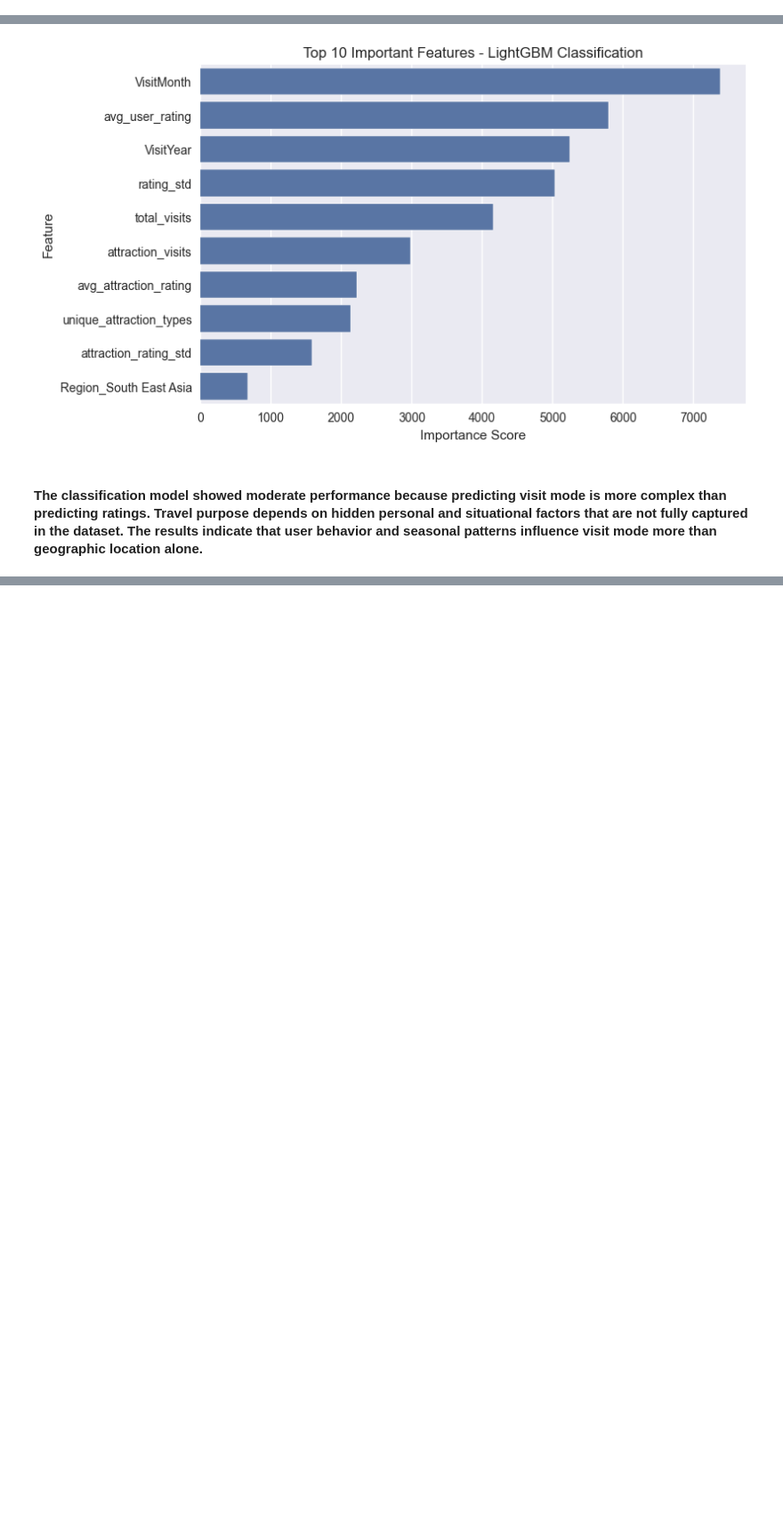
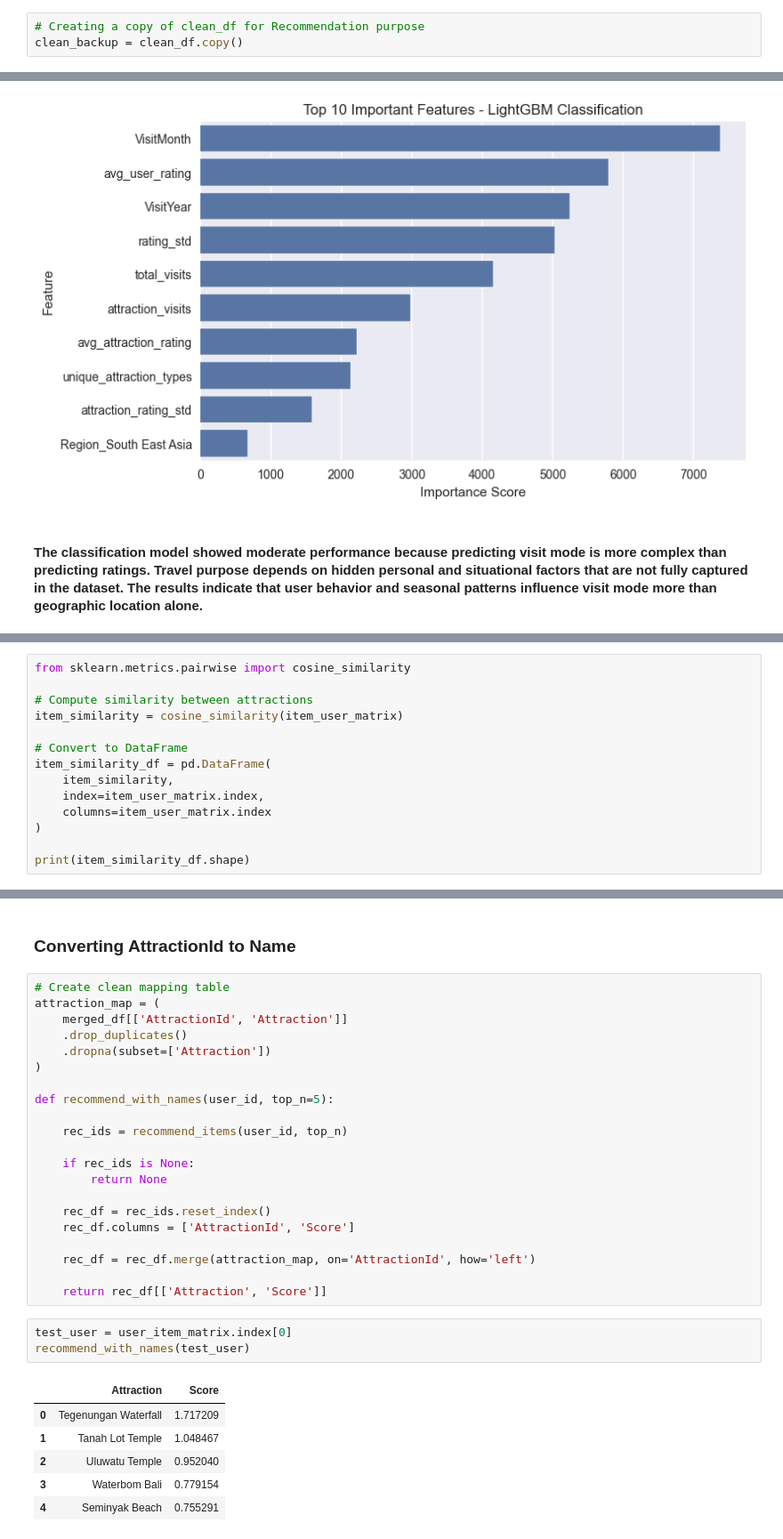
Before and after one commit to shabbu8111999/Tourism_Experience_Analytics, a Jupyter notebook: jupyter/Tourism_Experience.ipynb, the cells around one changed output, grey strips where cells are left out. Shown at 89% size. Drawn from its saved outputs; the diff is of its cells as text; blank space fills up the shorter version.

```diff
--- a/jupyter/Tourism_Experience.ipynb
+++ b/jupyter/Tourism_Experience.ipynb
@@ -1210,6 +1209,9 @@ print(clean_df.isnull().sum().sum())
 clean_df.shape
 # %% [output]
 (52930, 115)
+# %%
+# Creating a copy of clean_df for Recommendation purpose
+clean_backup = clean_df.copy()
 # %%
 # Drop ID columns
 id_cols = [
@@ -1620,0 +1647,14 @@ plt.show()
+# %%
+from sklearn.metrics.pairwise import cosine_similarity
+
+# Compute similarity between attractions
+item_similarity = cosine_similarity(item_user_matrix)
+
+# Convert to DataFrame
+item_similarity_df = pd.DataFrame(
+    item_similarity,
+    index=item_user_matrix.index,
+    columns=item_user_matrix.index
+)
+
+print(item_similarity_df.shape)
@@ -1620,0 +1696,33 @@ plt.show()
+# %% [markdown]
+### Converting AttractionId to Name
+# %%
+# Create clean mapping table
+attraction_map = (
+    merged_df[['AttractionId', 'Attraction']]
+    .drop_duplicates()
+    .dropna(subset=['Attraction'])
+)
+
+def recommend_with_names(user_id, top_n=5):
+
+    rec_ids = recommend_items(user_id, top_n)
+
+    if rec_ids is None:
+        return None
+
+    rec_df = rec_ids.reset_index()
+    rec_df.columns = ['AttractionId', 'Score']
+
+    rec_df = rec_df.merge(attraction_map, on='AttractionId', how='left')
+
+    return rec_df[['Attraction', 'Score']]
+# %%
+test_user = user_item_matrix.index[0]
+recommend_with_names(test_user)
+# %% [output]
+|  | Attraction | Score |
+| 0 | Tegenungan Waterfall | 1.717209 |
+| 1 | Tanah Lot Temple | 1.048467 |
+| 2 | Uluwatu Temple | 0.952040 |
+| 3 | Waterbom Bali | 0.779154 |
+| 4 | Seminyak Beach | 0.755291 |
```
Also changed, not shown: parts of 10 cells of this notebook.
